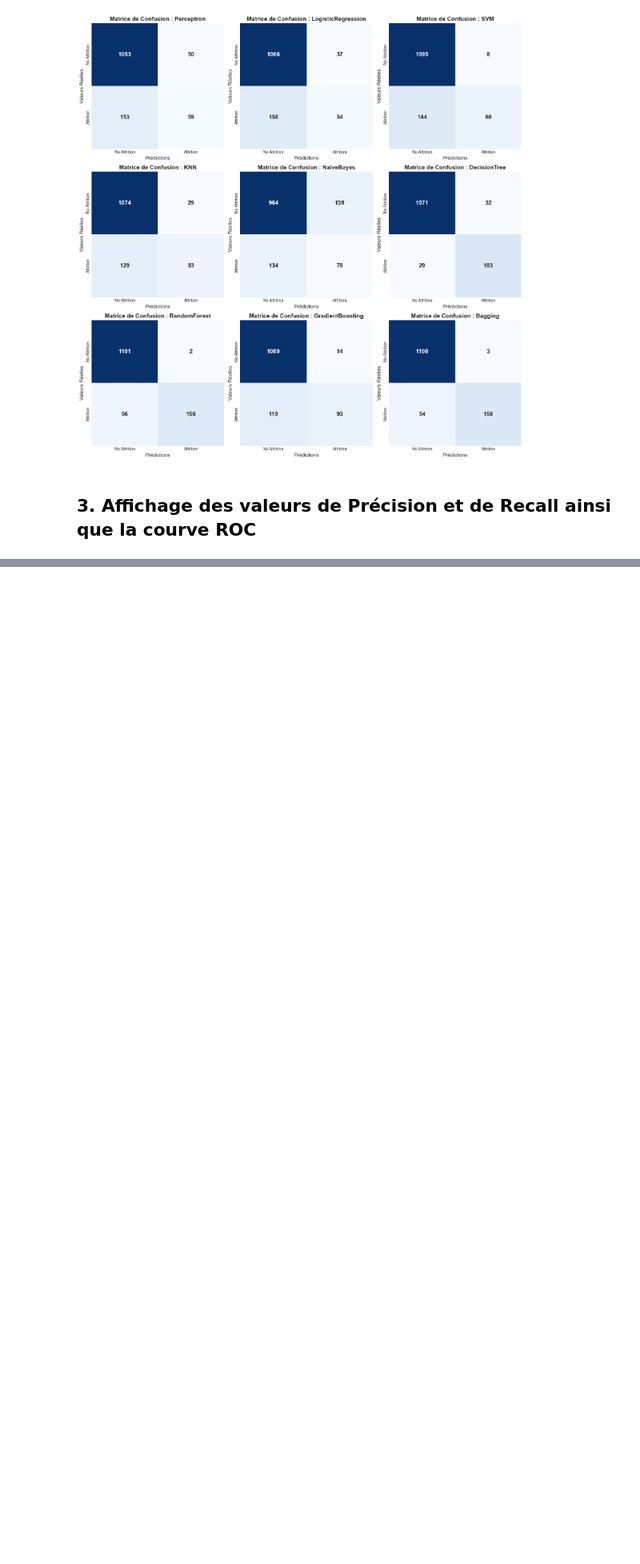
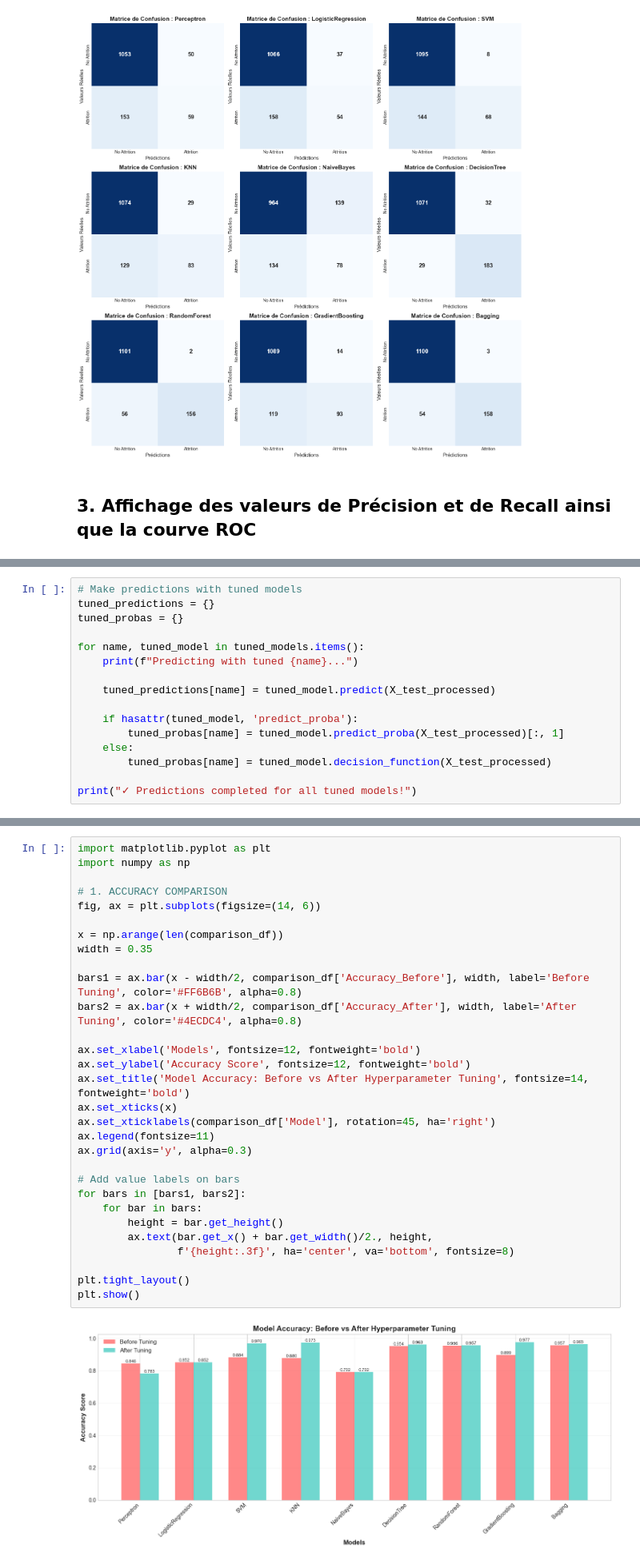
Before and after one commit to unitealfa/algo-de-pr-diction, a Jupyter notebook: HumanForYou_attrition_analysis.ipynb, the cells around one changed output, grey strips where cells are left out. Shown at 80% size. Saved outputs shown, nothing was run; the diff lists cells and outputs as text; blank space fills up the shorter version.

Commit message:
+ les tuning t3 kml les models w conclusion

```diff
--- a/HumanForYou_attrition_analysis.ipynb
+++ b/HumanForYou_attrition_analysis.ipynb
@@ -2355,0 +2514,16 @@ plt.show()
+# %%
+# Make predictions with tuned models
+tuned_predictions = {}
+tuned_probas = {}
+
+for name, tuned_model in tuned_models.items():
+    print(f"Predicting with tuned {name}...")
+
+    tuned_predictions[name] = tuned_model.predict(X_test_processed)
+
+    if hasattr(tuned_model, 'predict_proba'):
+        tuned_probas[name] = tuned_model.predict_proba(X_test_processed)[:, 1]
+    else:
+        tuned_probas[name] = tuned_model.decision_function(X_test_processed)
+
+print("✓ Predictions completed for all tuned models!")
@@ -2355,0 +2652,32 @@ plt.show()
+# %%
+import matplotlib.pyplot as plt
+import numpy as np
+
+# 1. ACCURACY COMPARISON
+fig, ax = plt.subplots(figsize=(14, 6))
+
+x = np.arange(len(comparison_df))
+width = 0.35
+
+bars1 = ax.bar(x - width/2, comparison_df['Accuracy_Before'], width, label='Before Tuning', color='#FF6B6B', alpha=0.8)
+bars2 = ax.bar(x + width/2, comparison_df['Accuracy_After'], width, label='After Tuning', color='#4ECDC4', alpha=0.8)
+
+ax.set_xlabel('Models', fontsize=12, fontweight='bold')
+ax.set_ylabel('Accuracy Score', fontsize=12, fontweight='bold')
+ax.set_title('Model Accuracy: Before vs After Hyperparameter Tuning', fontsize=14, fontweight='bold')
+ax.set_xticks(x)
+ax.set_xticklabels(comparison_df['Model'], rotation=45, ha='right')
+ax.legend(fontsize=11)
+ax.grid(axis='y', alpha=0.3)
+
+# Add value labels on bars
+for bars in [bars1, bars2]:
+    for bar in bars:
+        height = bar.get_height()
+        ax.text(bar.get_x() + bar.get_width()/2., height,
+                f'{height:.3f}', ha='center', va='bottom', fontsize=8)
+
+plt.tight_layout()
+plt.show()
+# %% [output]
+[figure, added]
```
Also changed, not shown: parts of 22 cells of this notebook, 4 other files.
